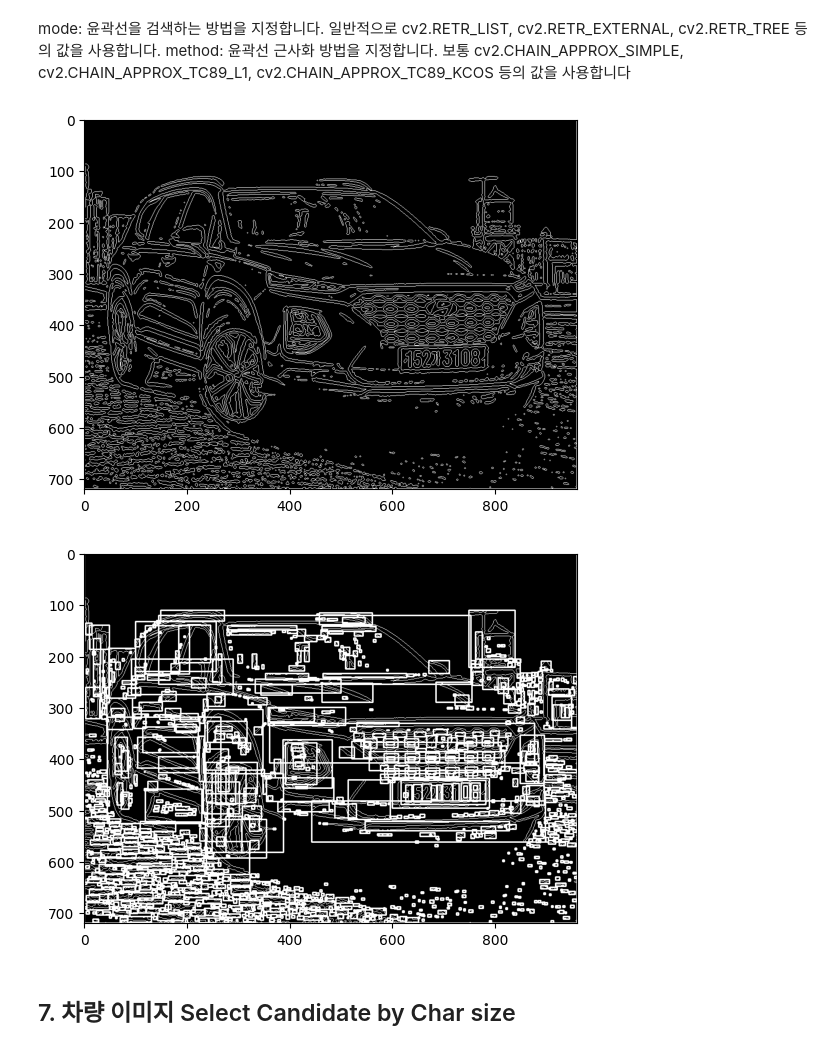
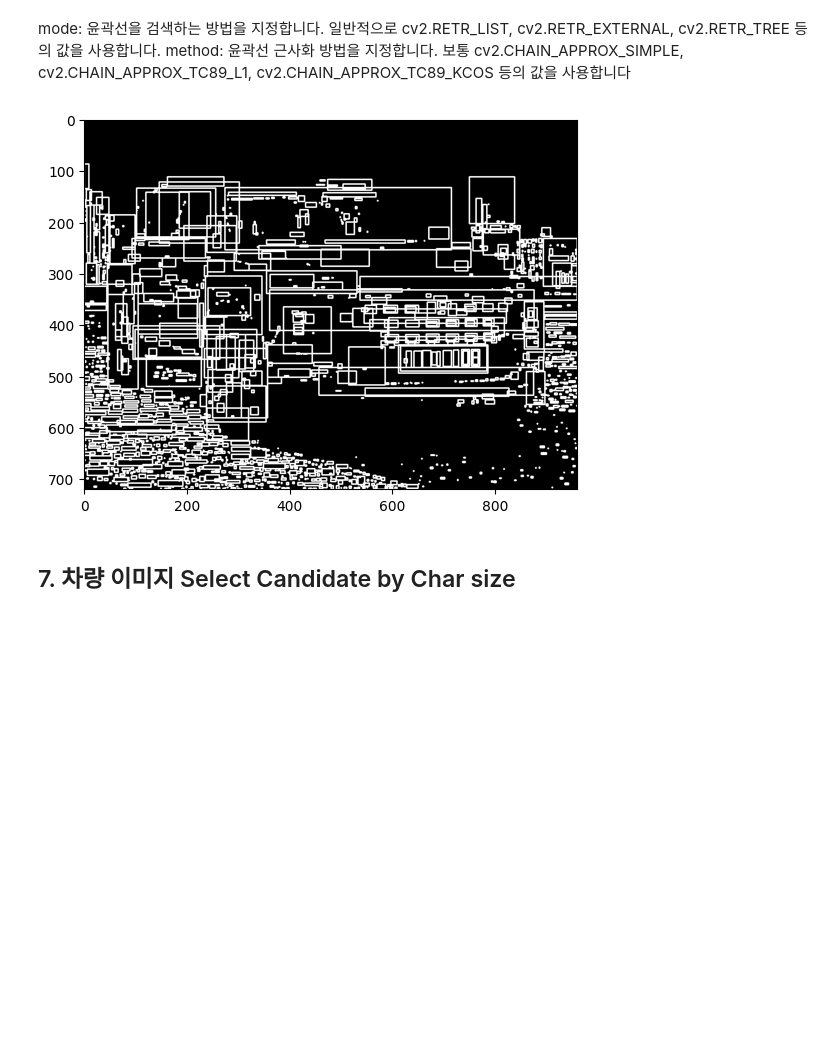
Before and after one commit to Jayh625/MS-AI-School, a Jupyter notebook: Python/0608/Prac03.ipynb, the cells around one changed output. Drawn from its saved outputs; the diff is of its cells as text; code cells hidden in the pictures; blank space fills up the shorter version.

```diff
--- a/Python/0608/Prac03.ipynb
+++ b/Python/0608/Prac03.ipynb
@@ -9,12 +9,21 @@ import pytesseract
 # %% [markdown]
 pytesseract은 Python에서 Tesseract OCR 엔진에 액세스하기 위한 인터페이스입니다. Tesseract OCR은 Google에서 개발한 오픈 소스 OCR(광학 문자 인식) 엔진으로, 이미지에서 텍스트를 추출하는 데 사용됩니다.
 # %%
-image_path = './data/car_license_plate.jpeg'
+# text = pytesseract.image_to_string(image)
+# print(text)
+
+image_path = "./data/car_license_plate.jpeg"
 image = cv2.imread(image_path)
+
+"""
+None : 경로 오류 !!
+"""
 # 색상의 문제 발생 BGR -> RGB 컨버터 필요
 image = cv2.cvtColor(image, cv2.COLOR_BGR2RGB)
-h, w, c = image.shape
-print(f"이미지 크기 : ({h}, {w}, {c})")
+
+h_, w_, c = image.shape
+# print("이미지 크기 >> ", h, w)
+
 plt.imshow(image)
 plt.show()
 # %% [output]
@@ -110,33 +117,38 @@ mode: 윤곽선을 검색하는 방법을 지정합니다. 일반적으로 cv2.R
 method: 윤곽선 근사화 방법을 지정합니다. 보통 cv2.CHAIN_APPROX_SIMPLE, cv2.CHAIN_APPROX_TC89_L1,
 cv2.CHAIN_APPROX_TC89_KCOS 등의 값을 사용합니다
 # %%
-# temp_result = np.zeros((h, w, c), dtype=np.uint8)
-
-plt.imshow(temp_result, 'gray')
-plt.show()
+temp_result = np.zeros((h_, w_, c), dtype=np.uint8)
 
 contours_dict = []
 
+# plt.imshow(temp_result , 'gray')
+# plt.show()
 
 for contour in contours :
-    x, y, w, h = cv2.boundingRect(contour)
-    cv2.rectangle(temp_result, pt1=(x,y), pt2=(x+w, y+h), color=(255, 255, 255), thickness=2)
+    x, y , w , h = cv2.boundingRect(contour)
+    cv2.rectangle(temp_result, (x,y), (x+w, y+h), (255,255,255), thickness=2)
 
-    # insert to dict
+
+    # inser to dict
     contours_dict.append({
         'contour' : contour,
         'x' : x,
         'y' : y,
         'w' : w,
         'h' : h,
-        'cx' : x + (w / 2),
-        'cy' : y + (h / 2)
+        'cx' : x + (w/2),
+        'cy' : y + (h/2)
     })
-plt.imshow(temp_result, 'gray')
+
+# print(contours_dict)
+plt.imshow(temp_result , 'gray')
 plt.show()
+
+#     print(x, y , w, h)
+
+    ### 오후 수업 진행 #####
 # %% [output]
-[figure, old version]
+[figure, new version]
-[figure, removed]
 # %% [markdown]
 ## 7. 차량 이미지 Select Candidate by Char size
 # %%
```
Also changed, not shown: parts of 14 cells of this notebook.
